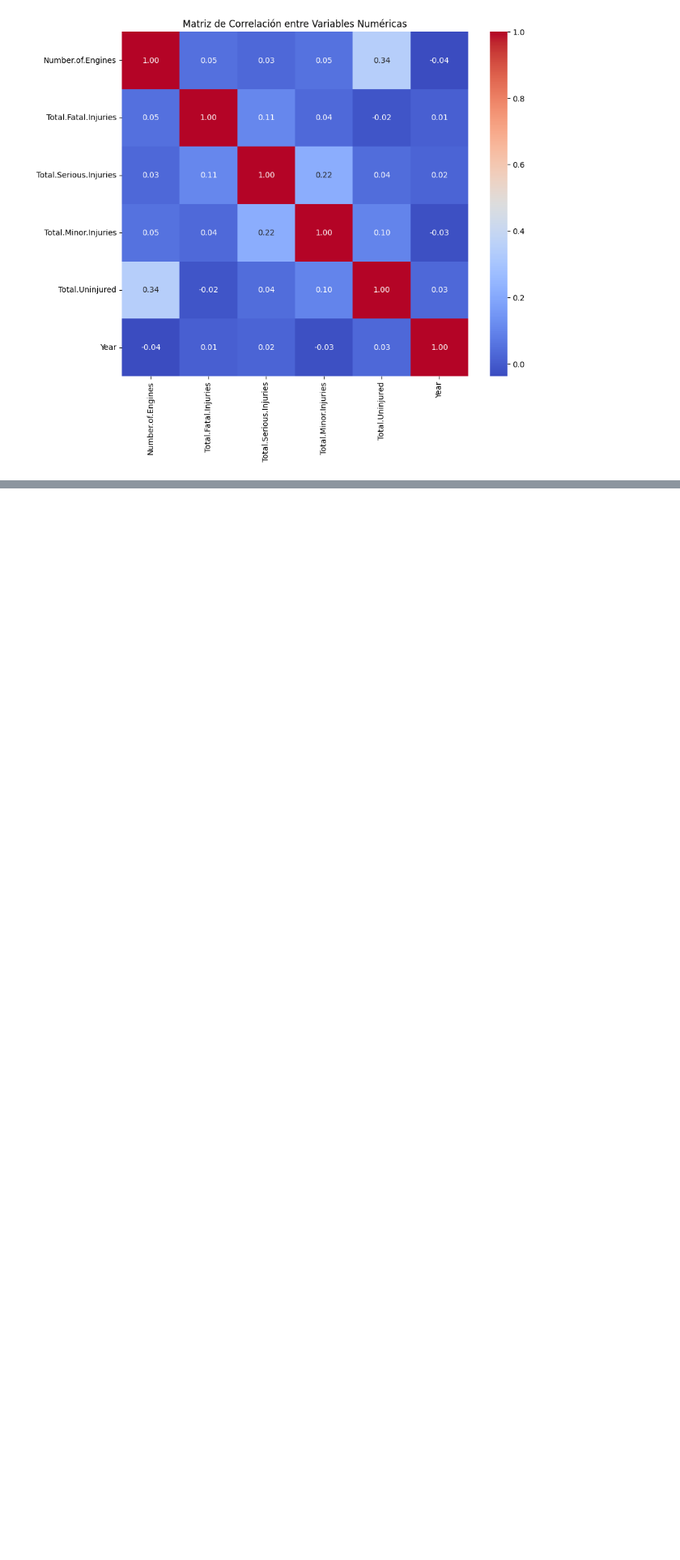
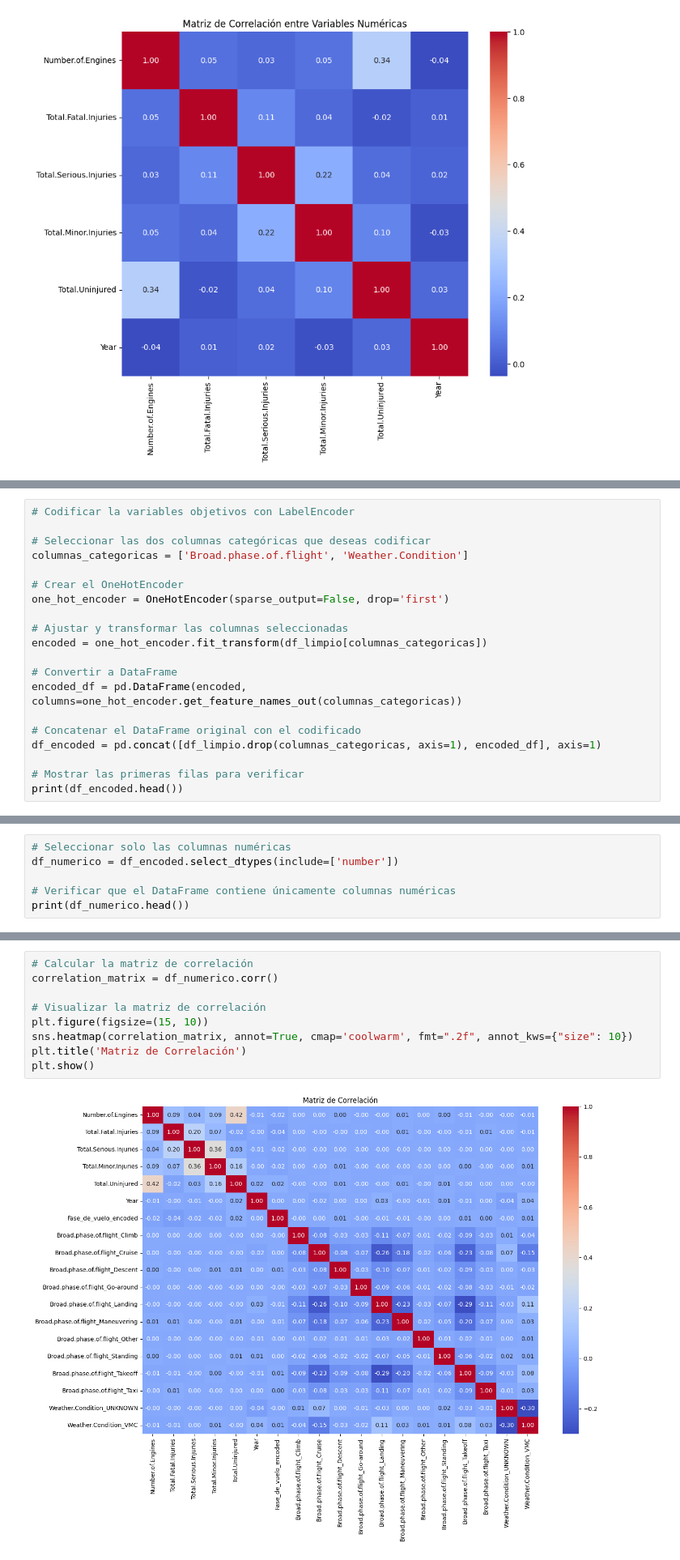
Before and after one commit to andres408/proyectos-coder, a Jupyter notebook: primera_preentrega/Visualizacion+Zabala.ipynb, the cells around one changed output, grey strips where cells are left out. Shown: that part at 81% size. Drawn from its saved outputs; the diff is of its cells as text; blank space fills up the shorter version.

```diff
--- a/primera_preentrega/Visualizacion+Zabala.ipynb
+++ b/primera_preentrega/Visualizacion+Zabala.ipynb
@@ -413,0 +515,20 @@ plt.show()
+# %%
+# Codificar la variables objetivos con LabelEncoder
+
+# Seleccionar las dos columnas categóricas que deseas codificar
+columnas_categoricas = ['Broad.phase.of.flight', 'Weather.Condition']
+
+# Crear el OneHotEncoder
+one_hot_encoder = OneHotEncoder(sparse_output=False, drop='first')
+
+# Ajustar y transformar las columnas seleccionadas
+encoded = one_hot_encoder.fit_transform(df_limpio[columnas_categoricas])
+
+# Convertir a DataFrame
+encoded_df = pd.DataFrame(encoded, columns=one_hot_encoder.get_feature_names_out(columnas_categoricas))
+
+# Concatenar el DataFrame original con el codificado
+df_encoded = pd.concat([df_limpio.drop(columnas_categoricas, axis=1), encoded_df], axis=1)
+
+# Mostrar las primeras filas para verificar
+print(df_encoded.head())
@@ -413,0 +553,6 @@ plt.show()
+# %%
+# Seleccionar solo las columnas numéricas
+df_numerico = df_encoded.select_dtypes(include=['number'])
+
+# Verificar que el DataFrame contiene únicamente columnas numéricas
+print(df_numerico.head())
@@ -413,0 +577,11 @@ plt.show()
+# %%
+# Calcular la matriz de correlación
+correlation_matrix = df_numerico.corr()
+
+# Visualizar la matriz de correlación
+plt.figure(figsize=(15, 10))
+sns.heatmap(correlation_matrix, annot=True, cmap='coolwarm', fmt=".2f", annot_kws={"size": 10})
+plt.title('Matriz de Correlación')
+plt.show()
+# %% [output]
+[figure, added]
```
Also changed, not shown: parts of 19 cells of this notebook, 1 other file.
